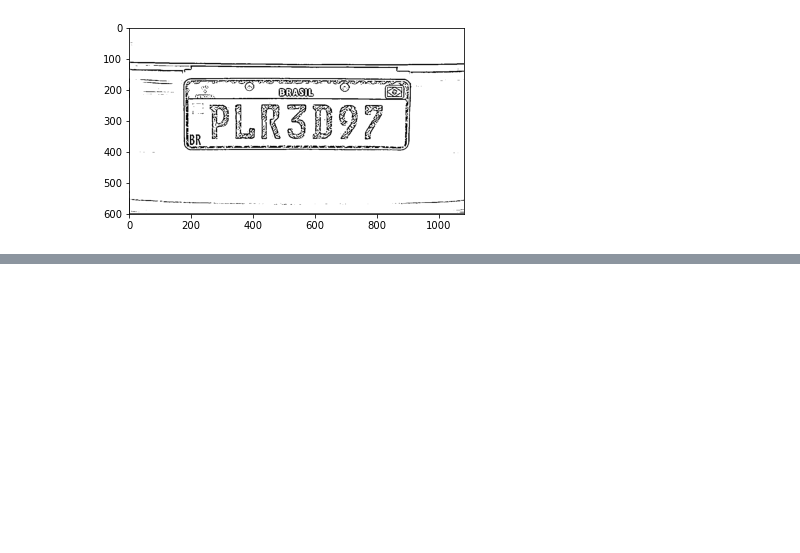
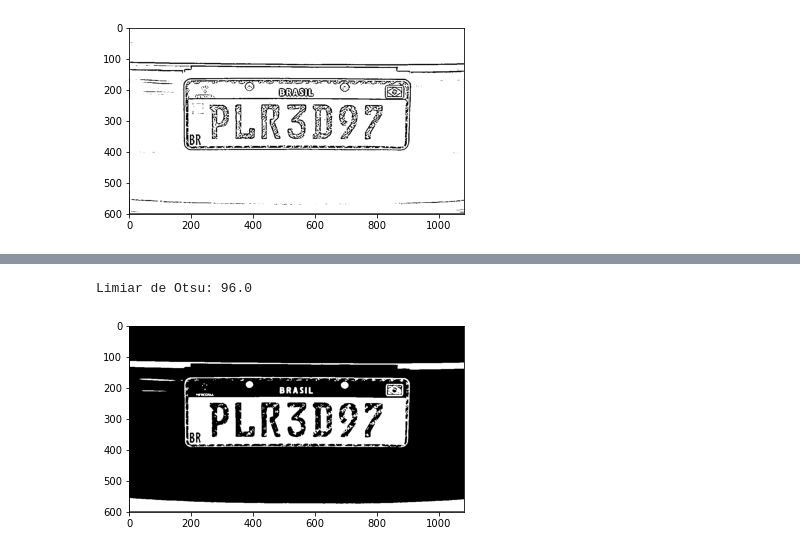
Before and after one commit to joaobizzo/license_plate_recognizer, a Jupyter notebook: license_plate_recognizer.ipynb, the cells around one changed output, grey strips where cells are left out. Cells and saved outputs as stored; diff of their text form; code cells hidden in the pictures; blank space fills up the shorter version.

```diff
--- a/license_plate_recognizer.ipynb
+++ b/license_plate_recognizer.ipynb
@@ -72,0 +93,7 @@ plt.imshow(lim_adapt, cmap='gray');
+# %%
+valor, lim_otsu = cv2.threshold(imagem, 0, 255, cv2.THRESH_BINARY + cv2.THRESH_OTSU)
+plt.imshow(lim_otsu, cmap='gray');
+print(f"Limiar de Otsu: {valor}")
+# %% [output]
+Limiar de Otsu: 96.0
+[figure, added]
```
Also changed, not shown: parts of 37 cells of this notebook.
